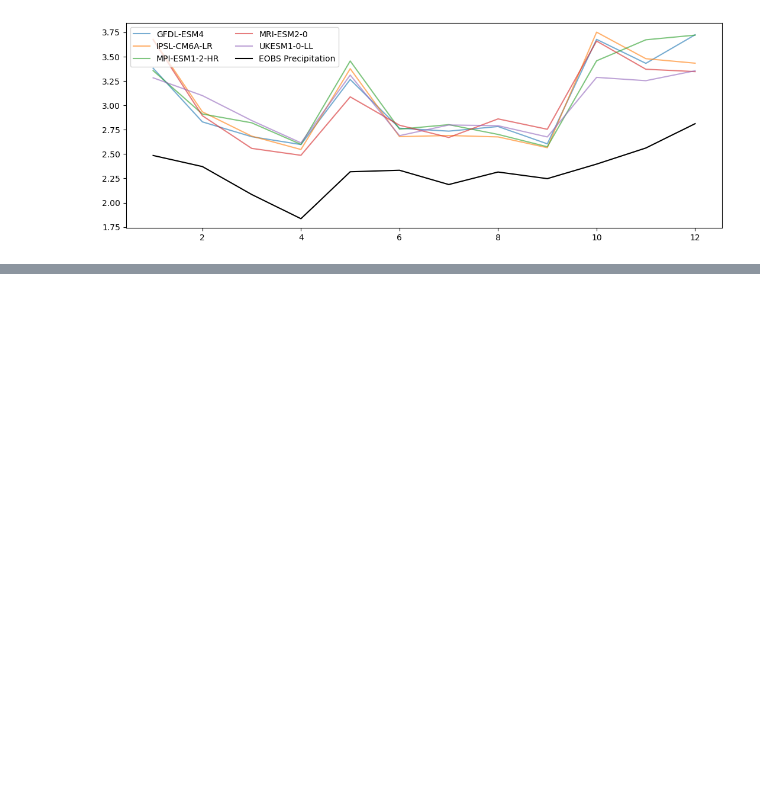
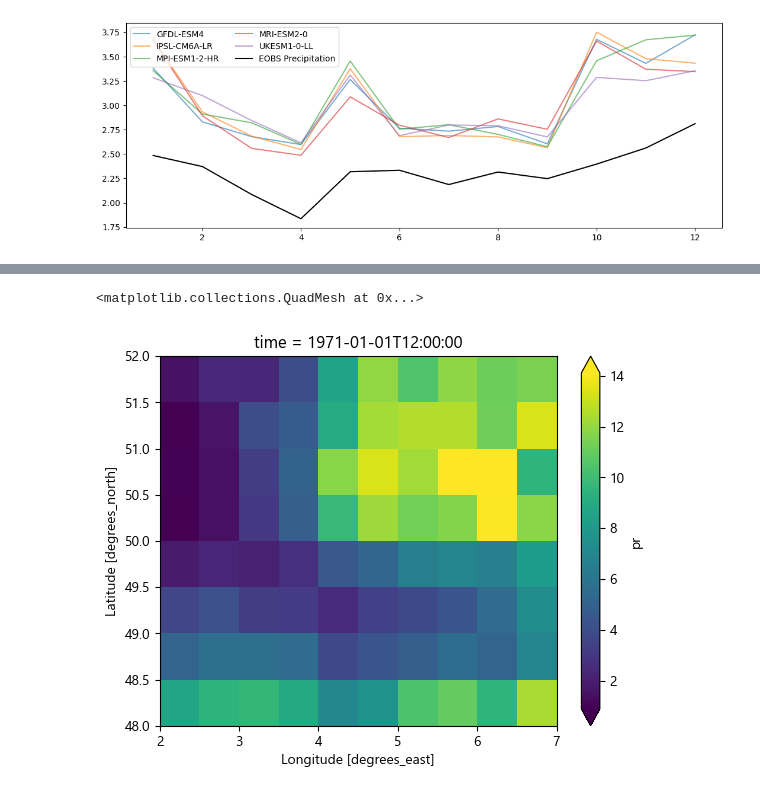
Before and after one commit to klekarkar/mHM_IO_dataprocessing, a Jupyter notebook: validate_ISIMIP3b.ipynb, the cells around one changed output, grey strips where cells are left out. Cells and saved outputs as stored; diff of their text form; code cells hidden in the pictures; blank space fills up the shorter version.

```diff
--- a/validate_ISIMIP3b.ipynb
+++ b/validate_ISIMIP3b.ipynb
@@ -781,0 +340,5 @@ sim_hist_df: 2.58 mm
+# %%
+(isimip_data[('IPSL-CM6A-LR', 'historical', 'pr')]['pr'][0]*86400).plot(robust=True, cmap='viridis')
+# %% [output]
+<matplotlib.collections.QuadMesh at 0x...>
+[figure, added]
```
Also changed, not shown: parts of 48 cells of this notebook, 3 other files.
